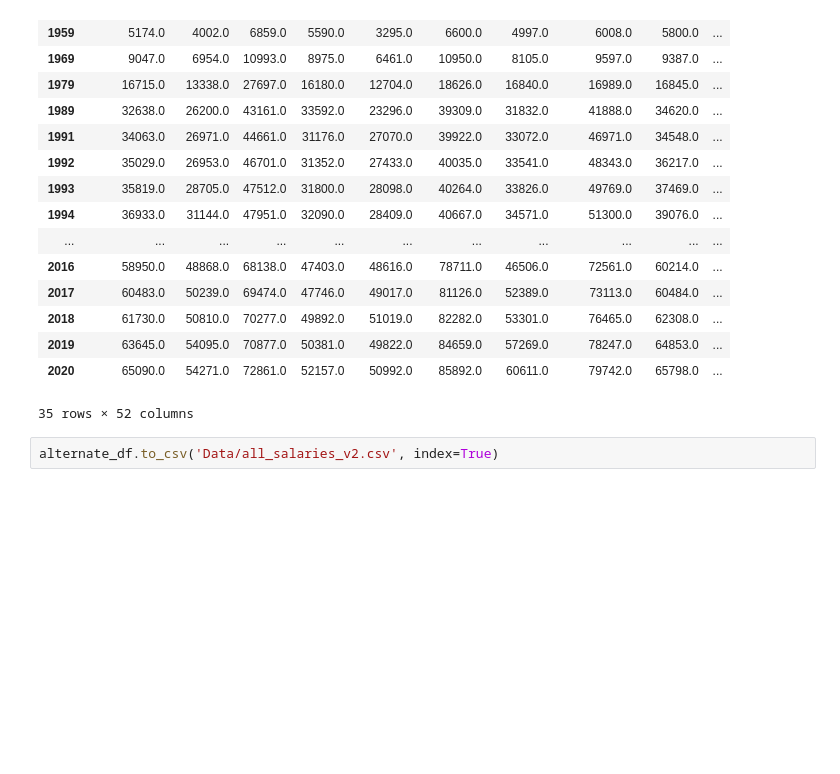
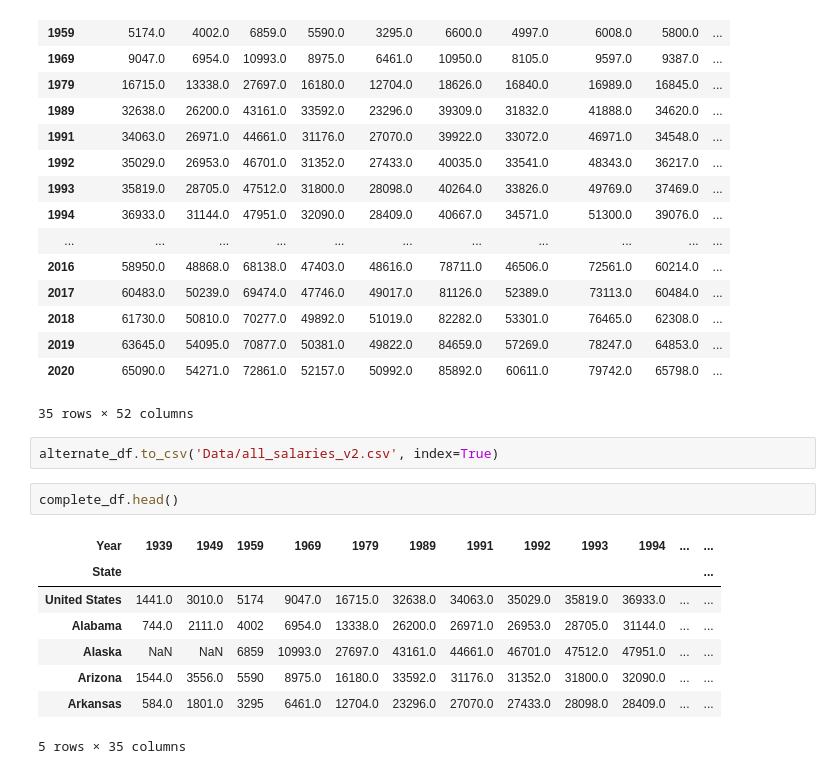
Before and after one commit to Lee-Terrell/Education_Statistics, a Jupyter notebook: Scraping/data_combiner.ipynb, the cells around one changed output. Cells and saved outputs as stored; diff of their text form; blank space fills up the shorter version.

```diff
--- a/Scraping/data_combiner.ipynb
+++ b/Scraping/data_combiner.ipynb
@@ -236,3 +236,14 @@ alternate_df
 35 rows × 52 columns
 # %%
 alternate_df.to_csv('Data/all_salaries_v2.csv', index=True)
+# %%
+complete_df.head()
+# %% [output]
+| Year | 1939 | 1949 | 1959 | 1969 | 1979 | 1989 | 1991 | 1992 | 1993 | 1994 | ... | ... |
+| State |  |  |  |  |  |  |  |  |  |  |  | ... |
+| United States | 1441.0 | 3010.0 | 5174 | 9047.0 | 16715.0 | 32638.0 | 34063.0 | 35029.0 | 35819.0 | 36933.0 | ... | ... |
+| Alabama | 744.0 | 2111.0 | 4002 | 6954.0 | 13338.0 | 26200.0 | 26971.0 | 26953.0 | 28705.0 | 31144.0 | ... | ... |
+| Alaska | NaN | NaN | 6859 | 10993.0 | 27697.0 | 43161.0 | 44661.0 | 46701.0 | 47512.0 | 47951.0 | ... | ... |
+| Arizona | 1544.0 | 3556.0 | 5590 | 8975.0 | 16180.0 | 33592.0 | 31176.0 | 31352.0 | 31800.0 | 32090.0 | ... | ... |
+| Arkansas | 584.0 | 1801.0 | 3295 | 6461.0 | 12704.0 | 23296.0 | 27070.0 | 27433.0 | 28098.0 | 28409.0 | ... | ... |
+5 rows × 35 columns
```
Also changed, not shown: parts of 8 cells of this notebook.
